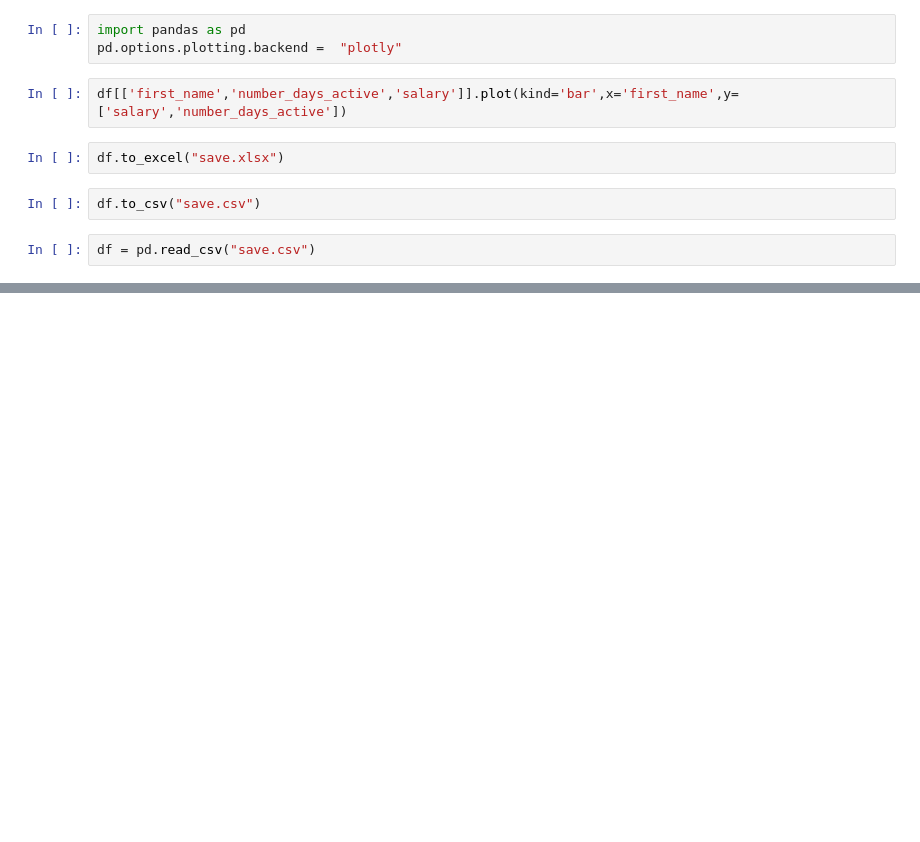
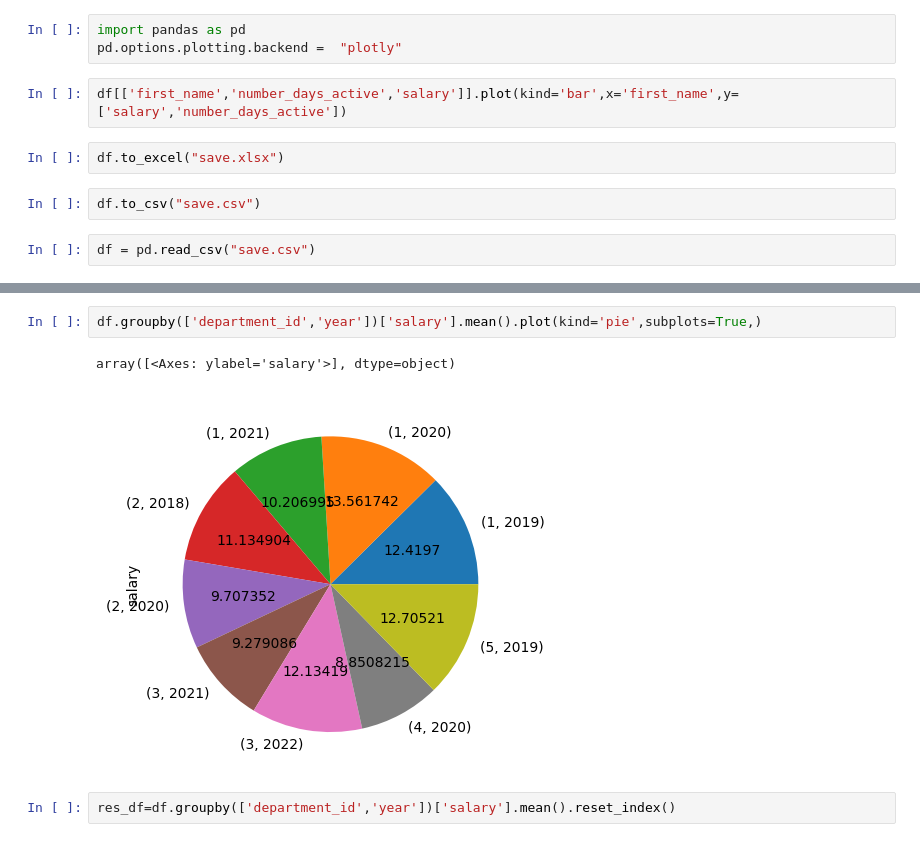
Before and after one commit to dhanushnayak/VR_Training_GenAI_Dhanush, a Jupyter notebook: module_2/notebooks/01_iNTRO_SQL.ipynb, the cells around one changed output, grey strips where cells are left out. Cells and saved outputs as stored; diff of their text form; blank space fills up the shorter version.

```diff
--- a/module_2/notebooks/01_iNTRO_SQL.ipynb
+++ b/module_2/notebooks/01_iNTRO_SQL.ipynb
@@ -548,0 +639,7 @@ df
+# %%
+df.groupby(['department_id','year'])['salary'].mean().plot(kind='pie',subplots=True,)
+# %% [output]
+array([<Axes: ylabel='salary'>], dtype=object)
+[figure, added]
+# %%
+res_df=df.groupby(['department_id','year'])['salary'].mean().reset_index()
```
Also changed, not shown: parts of 20 cells of this notebook.
